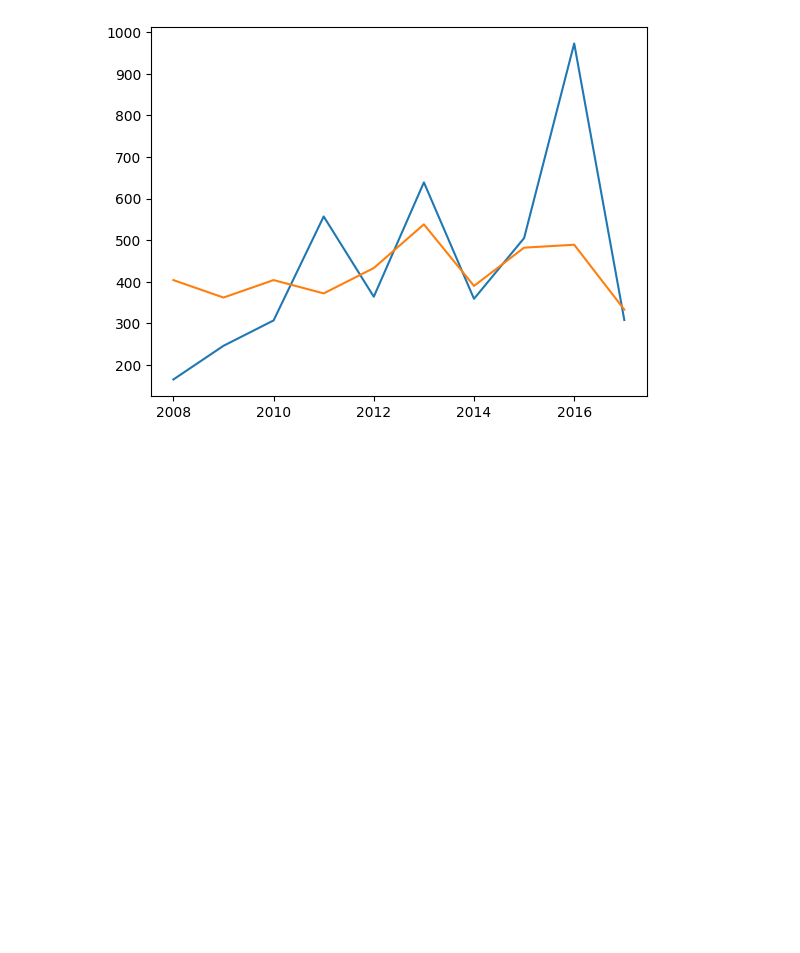
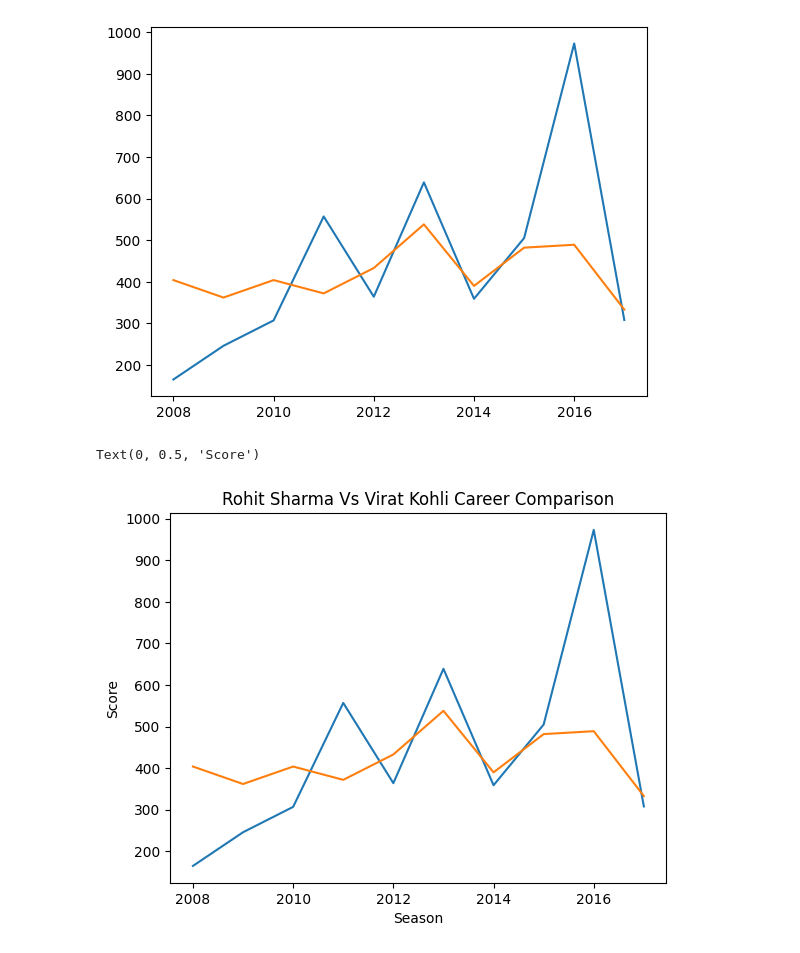
Before and after one commit to Muhammad-Waleed-Source/Matplotlib, a Jupyter notebook: Matplotlib_1.ipynb, the cells around one changed output. Drawn from its saved outputs; the diff is of its cells as text; code cells hidden in the pictures; blank space fills up the shorter version.

Commit message:
Label and titles

```diff
--- a/Matplotlib_1.ipynb
+++ b/Matplotlib_1.ipynb
@@ -77,3 +77,14 @@ plt.plot(batsman['index'], batsman['RG Sharma'])
 # %% [output]
 [<matplotlib.lines.Line2D at 0x...>]
 [figure]
+# %%
+# labels title
+plt.plot(batsman['index'], batsman['V Kohli'])
+plt.plot(batsman['index'], batsman['RG Sharma'])
+
+plt.title('Rohit Sharma Vs Virat Kohli Career Comparison')
+plt.xlabel('Season')
+plt.ylabel('Score')
+# %% [output]
+Text(0, 0.5, 'Score')
+[figure, added]
```
